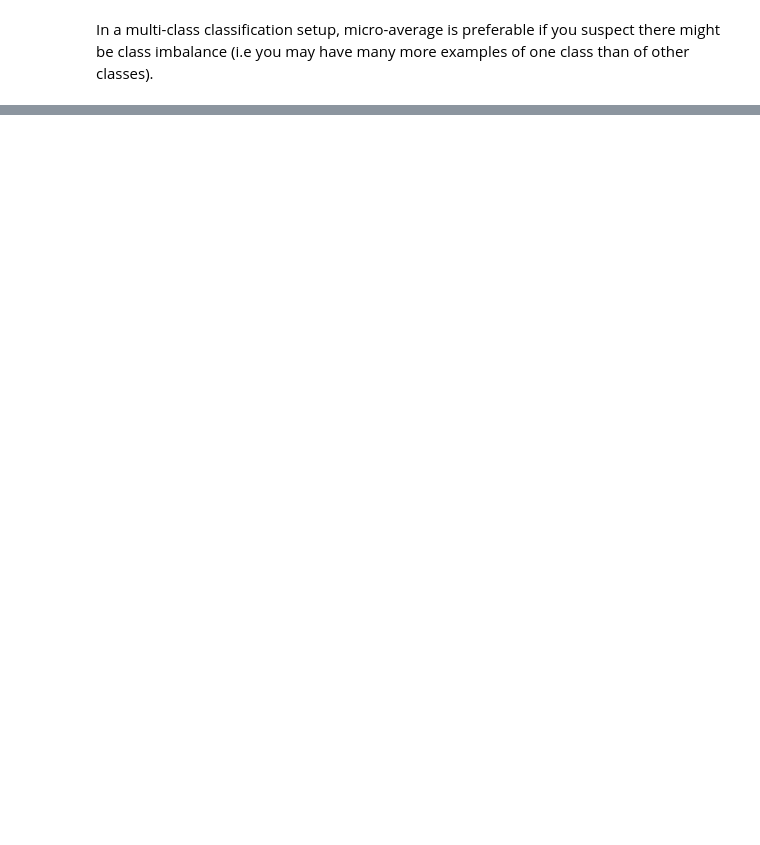
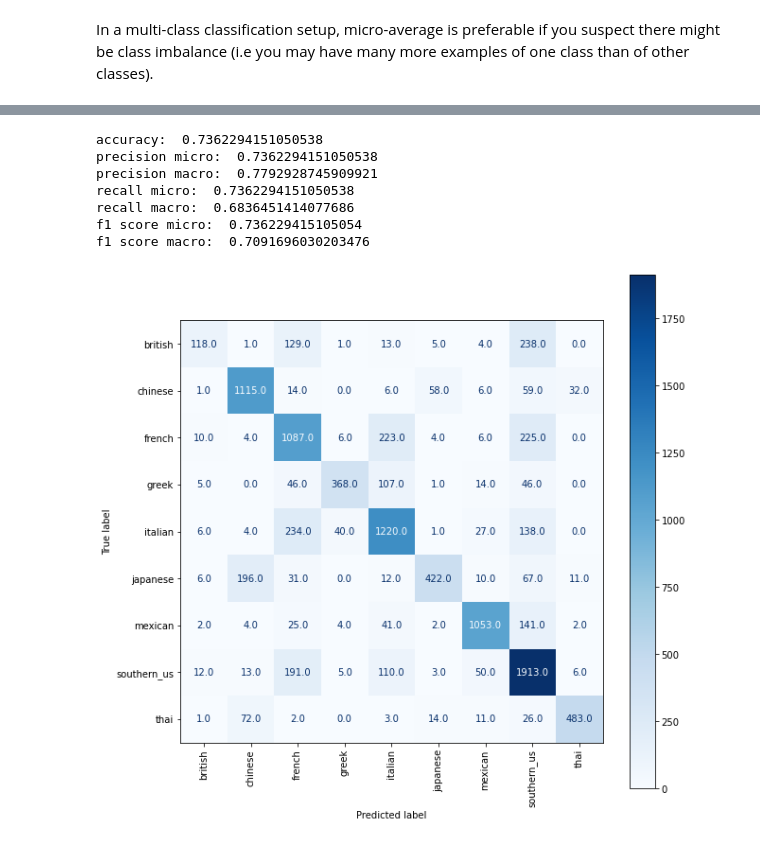
Before and after one commit to PULK4N/Data-analysis, a Jupyter notebook: Recepies_and_it_s_origins/Nikola Pupovac Z2.ipynb, the cells around one changed output, grey strips where cells are left out. Cells and saved outputs as stored; diff of their text form; code cells hidden in the pictures; blank space fills up the shorter version.

```diff
--- a/Recepies_and_it_s_origins/Nikola Pupovac Z2.ipynb
+++ b/Recepies_and_it_s_origins/Nikola Pupovac Z2.ipynb
@@ -324,6 +339,6 @@ result
 # %%
 kf = StratifiedKFold(n_splits=6, shuffle=True, random_state=42)
-c_list = [1, 10, 100]
+c_list = [1, 10]
 
 kernels = ['linear', 'rbf']
 dec_functions = ['ovo', 'ovr']
@@ -397,15 +428,24 @@ Parametri k:11 , m: jaccard
 # %%
 fig, ax = plt.subplots(figsize=(10,10))
-disp = ConfusionMatrixDisplay(confusion_matrix = best_val['knn params']['confusion matrix'],  display_labels=best_val['knn params']['conf matrix indexes'])
+disp = ConfusionMatrixDisplay(confusion_matrix = best_val['SVM params']['confusion matrix'],  display_labels=best_val['SVM params']['conf matrix indexes'])
 disp.plot(cmap='Blues',values_format='', xticks_rotation=90,ax=ax);
 
 print('accuracy: ', best_val['accuracy'])
 print('precision micro: ',   best_val['micro prec'])
 print('precision macro: ',   best_val['makro prec'])
 print('recall micro: ',  best_val['micro recl'])
 print('recall macro: ',  best_val['macro recl'])
 print('f1 score micro: ',       best_val['micro f1sc'])
 print('f1 score macro: ',       best_val['macro f1sc'])
+# %% [output]
+accuracy:  0.7362294151050538
+precision micro:  0.7362294151050538
+precision macro:  0.7792928745909921
+recall micro:  0.7362294151050538
+recall macro:  0.6836451414077686
+f1 score micro:  0.736229415105054
+f1 score macro:  0.7091696030203476
+[figure, added]
 # %%
 conf_matrix = best_val['SVM params']['confusion matrix']
 names = best_val['SVM params']['conf matrix indexes']
```
Also changed, not shown: parts of 11 cells of this notebook.
